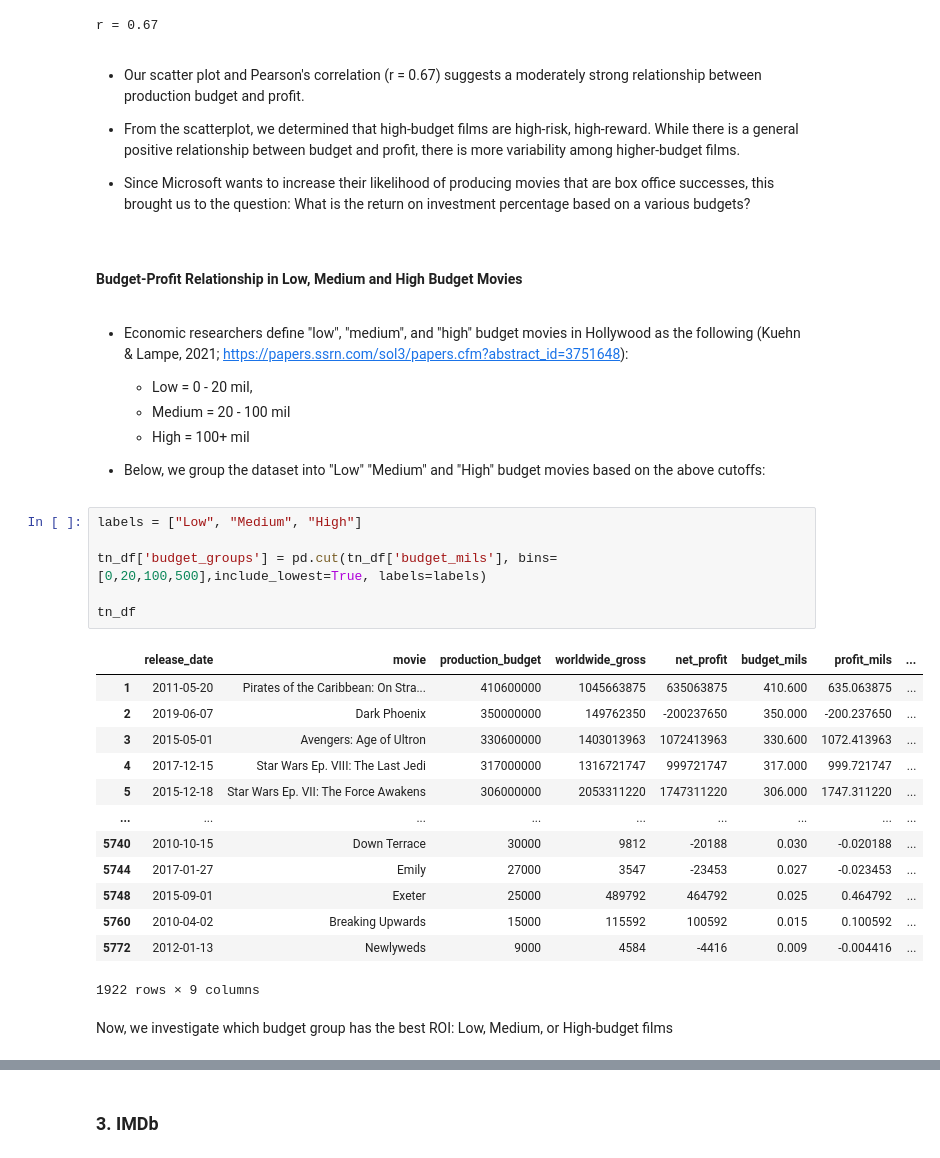
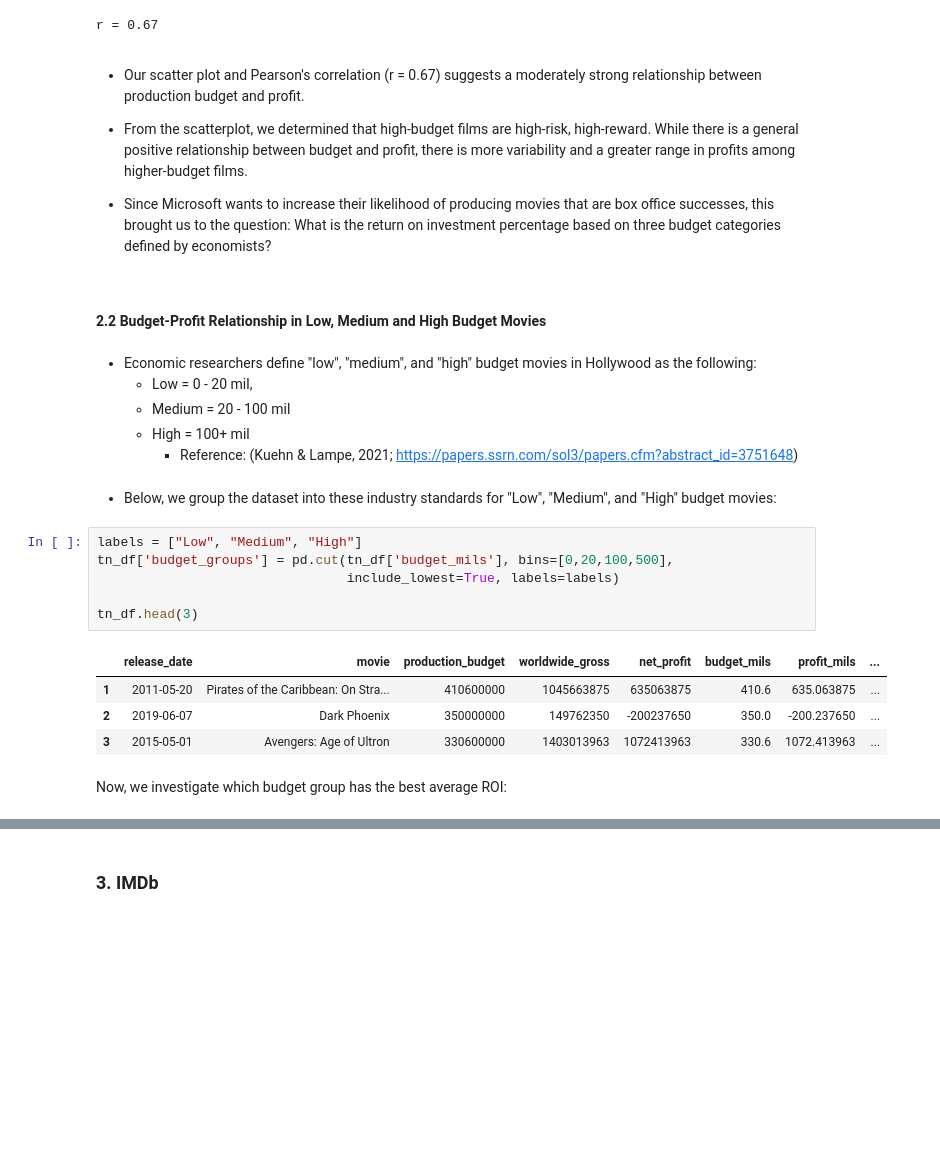
Before and after one commit to fetterollie/Microsoft-Movie-Analysis, a Jupyter notebook: dsc-phase1-project-final-working-copy.ipynb, the cells around one changed output, grey strips where cells are left out. Cells and saved outputs as stored; diff of their text form; blank space fills up the shorter version.

```diff
--- a/dsc-phase1-project-final-working-copy.ipynb
+++ b/dsc-phase1-project-final-working-copy.ipynb
@@ -541,38 +517,30 @@ r = 0.67
 - Our scatter plot and Pearson's correlation (r = 0.67) suggests a moderately strong relationship between production budget and profit.
 
 
-- From the scatterplot, we determined that high-budget films are high-risk, high-reward. While there is a general positive relationship between budget and profit, there is more variability among higher-budget films.
+- From the scatterplot, we determined that high-budget films are high-risk, high-reward. While there is a general positive relationship between budget and profit, there is more variability and a greater range in profits among higher-budget films.
 
 
-- Since Microsoft wants to increase their likelihood of producing movies that are box office successes, this brought us to the question: What is the return on investment percentage based on a various budgets?
+- Since Microsoft wants to increase their likelihood of producing movies that are box office successes, this brought us to the question: What is the return on investment percentage based on three budget categories defined by economists?
 # %% [markdown]
-#### Budget-Profit Relationship in Low, Medium and High Budget Movies
+#### 2.2 Budget-Profit Relationship in Low, Medium and High Budget Movies
 # %% [markdown]
-- Economic researchers define "low", "medium", and "high" budget movies in Hollywood as the following (Kuehn & Lampe, 2021; https://papers.ssrn.com/sol3/papers.cfm?abstract_id=3751648):
+- Economic researchers define "low", "medium", and "high" budget movies in Hollywood as the following:
   - Low = 0 - 20 mil,
   - Medium = 20 - 100 mil
   - High = 100+ mil
-
-- Below, we group the dataset into "Low" "Medium" and "High" budget movies based on the above cutoffs:
+      - Reference: (Kuehn & Lampe, 2021; https://papers.ssrn.com/sol3/papers.cfm?abstract_id=3751648)
+# %% [markdown]
+- Below, we group the dataset into these industry standards for "Low", "Medium", and "High" budget movies:
 # %%
 labels = ["Low", "Medium", "High"]
+tn_df['budget_groups'] = pd.cut(tn_df['budget_mils'], bins=[0,20,100,500],
+                                include_lowest=True, labels=labels)
 
-tn_df['budget_groups'] = pd.cut(tn_df['budget_mils'], bins=[0,20,100,500],include_lowest=True, labels=labels)
-
-tn_df
+tn_df.head(3)
 # %% [output]
 |  | release_date | movie | production_budget | worldwide_gross | net_profit | budget_mils | profit_mils | ... |
-| 1 | 2011-05-20 | Pirates of the Caribbean: On Stra... | 410600000 | 1045663875 | 635063875 | 410.600 | 635.063875 | ... |
-| 2 | 2019-06-07 | Dark Phoenix | 350000000 | 149762350 | -200237650 | 350.000 | -200.237650 | ... |
-| 3 | 2015-05-01 | Avengers: Age of Ultron | 330600000 | 1403013963 | 1072413963 | 330.600 | 1072.413963 | ... |
-| 4 | 2017-12-15 | Star Wars Ep. VIII: The Last Jedi | 317000000 | 1316721747 | 999721747 | 317.000 | 999.721747 | ... |
-| 5 | 2015-12-18 | Star Wars Ep. VII: The Force Awakens | 306000000 | 2053311220 | 1747311220 | 306.000 | 1747.311220 | ... |
-| ... | ... | ... | ... | ... | ... | ... | ... | ... |
-| 5740 | 2010-10-15 | Down Terrace | 30000 | 9812 | -20188 | 0.030 | -0.020188 | ... |
-| 5744 | 2017-01-27 | Emily | 27000 | 3547 | -23453 | 0.027 | -0.023453 | ... |
-| 5748 | 2015-09-01 | Exeter | 25000 | 489792 | 464792 | 0.025 | 0.464792 | ... |
-| 5760 | 2010-04-02 | Breaking Upwards | 15000 | 115592 | 100592 | 0.015 | 0.100592 | ... |
-| 5772 | 2012-01-13 | Newlyweds | 9000 | 4584 | -4416 | 0.009 | -0.004416 | ... |
+| 1 | 2011-05-20 | Pirates of the Caribbean: On Stra... | 410600000 | 1045663875 | 635063875 | 410.6 | 635.063875 | ... |
+| 2 | 2019-06-07 | Dark Phoenix | 350000000 | 149762350 | -200237650 | 350.0 | -200.237650 | ... |
+| 3 | 2015-05-01 | Avengers: Age of Ultron | 330600000 | 1403013963 | 1072413963 | 330.6 | 1072.413963 | ... |
-1922 rows × 9 columns
 # %% [markdown]
-Now, we investigate which budget group has the best ROI: Low, Medium, or High-budget films
+Now, we investigate which budget group has the best average ROI:
```
Also changed, not shown: parts of 42 cells of this notebook.
